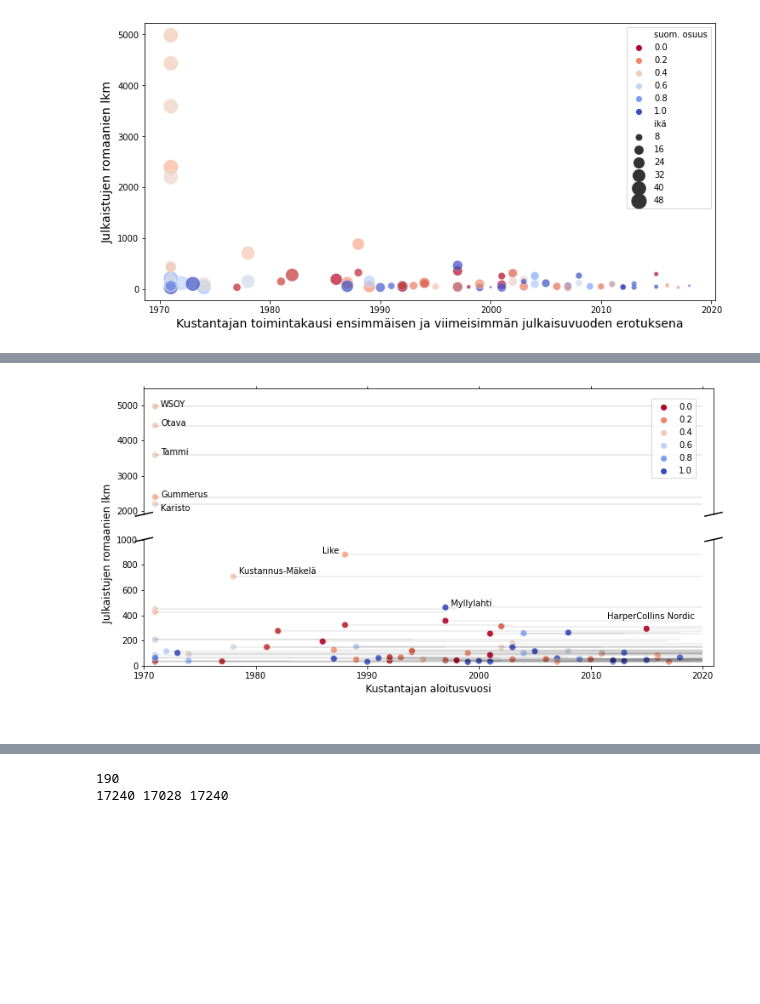
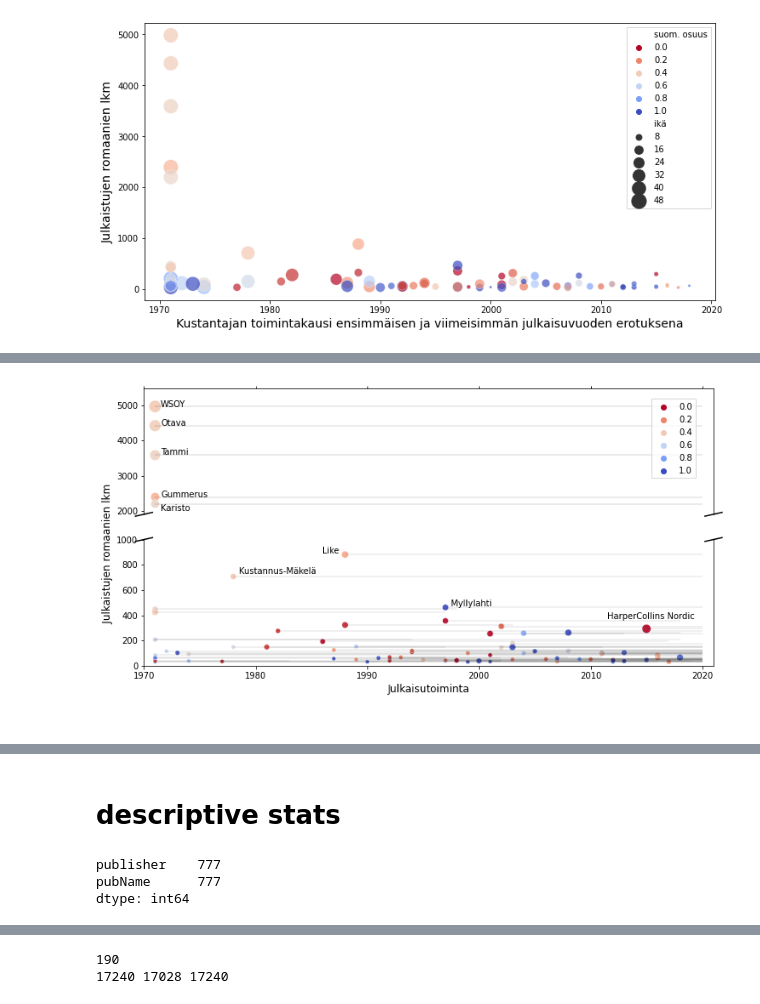
Before and after one commit to telmaau/ks-tutkielma, a Jupyter notebook: code/analyses/publishers.ipynb, the cells around one changed output, grey strips where cells are left out. Saved outputs shown, nothing was run; the diff lists cells and outputs as text; code cells hidden in the pictures; blank space fills up the shorter version.

Commit message:
publisher code

```diff
--- a/code/analyses/publishers.ipynb
+++ b/code/analyses/publishers.ipynb
@@ -239,6 +251,11 @@ pub_profiles.rename({"age":"ikä","finnishness":"suom. osuus"},axis=1)
 | 79 | 1987 | 2020 | 56 | 32 | http://www.yso.fi/onto/kaunokki#K... | [Suomen Rauhanyhdistysten Keskusy... | 56.0 | 56.0 | 33 | 1.000000 | ... |
 | 80 | 1973 | 2020 | 102 | 14 | http://www.yso.fi/onto/kaunokki#K... | [Kolmiokirja] | 102.0 | 102.0 | 47 | 1.000000 | ... |
 81 rows × 11 columns
+# %%
+novels_per_year=real_pubs.groupby(["year","publisher"])["novel"].nunique().reset_index()
+novels_per_year=novels_per_year.groupby("publisher")["novel"].mean().reset_index()
+# %%
+pub_profiles=pub_profiles.merge(novels_per_year, on="publisher", suffixes=["","_year"])
 # %%
 fig, ax= plt.subplots(1,1,figsize=(12,6))
 
@@ -310,6 +342,7 @@ ax2.add_collection(linecoll2)
 sns.scatterplot(y="novels",x= "min",ax=ax, hue="suom. osuus", data=pub_profiles.rename({"age":"ikä","finnishness":"suom. osuus"},axis=1),
                    palette=sns.color_palette("coolwarm_r", as_cmap=True),
                   s=60, alpha=0.9,
+                size="novel_year",sizes=(20,200)
                   # size="ikä", sizes=(10,300)
                   )
 
@@ -317,6 +350,7 @@ sns.scatterplot(y="novels",x= "min",ax=ax2, hue="suom. osuus", data=pub_profiles
                    palette=sns.color_palette("coolwarm_r", as_cmap=True),
                   s=60, alpha=0.9,
                    #size="ikä", sizes=(10,300)
+                 size="novel_year",sizes=(20,200)
                   )
 
 plt.legend([], frameon=False)
@@ -359,35 +393,40 @@ ax2.plot((-d, +d), (1 - d, 1 + d), **kwargs)  # bottom-left diagonal
 ax2.plot((1 - d, 1 + d), (1 - d, 1 + d), **kwargs)  # bottom-right diagonal
 
 # What's cool about this is that now if we vary the distance between
 # ax and ax2 via f.subplots_adjust(hspace=...) or plt.subplot_tool(),
 # the diagonal lines will move accordingly, and stay right at the tips
 # of the spines they are 'breaking'
 plt.legend([], frameon=False)
 
-plt.legend(loc='center',
+
+#plt.show()
+handles,labels=ax.get_legend_handles_labels()
+
+plt.legend(
+    handles=handles[1:7],labels=labels[1:7],
+    loc='center',
            bbox_to_anchor=(0.93, 1.8),
          #  title="suom. osuus",
           ncol=1, fancybox=False, shadow=False)
-#plt.show()
 
 ax.legend("", frameon=False)
 ax.set_ylabel("")
-plt.xlabel("Kustantajan aloitusvuosi", fontsize=12)
+plt.xlabel("Julkaisutoiminta", fontsize=12)
 plt.ylabel("                              Julkaistujen romaanien lkm", fontsize=12)
 
 coordinates = [('WSOY',1971.5,4950), ('Otava',1971.5,4420), ('Tammi',1971.5,3590), ("Gummerus",1971.5,2380), ("Karisto",1971.5,2000),
             #   ("Kustannus-Mäkelä",34.2,710), ("Like", 30, 890)
               ]
 for x in coordinates: ax.annotate(x[0], (x[1], x[2] ))
 
 
 coordinates2 = [#('WSOY',1971.5,4950), ('Otava',1971.5,4420), ('Tammi',1971.5,3590), ("Gummerus",1971.5,2380), ("Karisto",1971.5,2000),
                ("Kustannus-Mäkelä",1978.5,730), ("Like", 1986, 890), ("Myllylahti", 1997.5,470), ("HarperCollins Nordic", 2011.5, 370)
               ]
 for x in coordinates2: ax2.annotate(x[0], (x[1], x[2] ))
 
 
 #fig.tight_layout()
-plt.savefig("../../output/publisher_age2.png")
+plt.savefig("../../output/publisher_age_new.png")
 # %% [output]
-[figure, old version]
+[figure, new version]
@@ -400,3 +441,5 @@ fig = px.scatter(pub_profiles, "min", "novels", color="finnishness",
 fig.show()
 # %% [output]
 [interactive output not drawn]
+# %% [markdown]
+# descriptive stats
@@ -402,0 +449,10 @@ fig.show()
+# %%
+fi_pub=df_fi.dropna(subset="publisher")
+
+# replace "Karjala" with "Karjala-Kustantamo"
+
+fi_pub[["publisher","pubName"]].nunique() # as many names as
+# %% [output]
+publisher    777
+pubName      777
+dtype: int64
```
Also changed, not shown: parts of 78 cells of this notebook, 7 other files.
